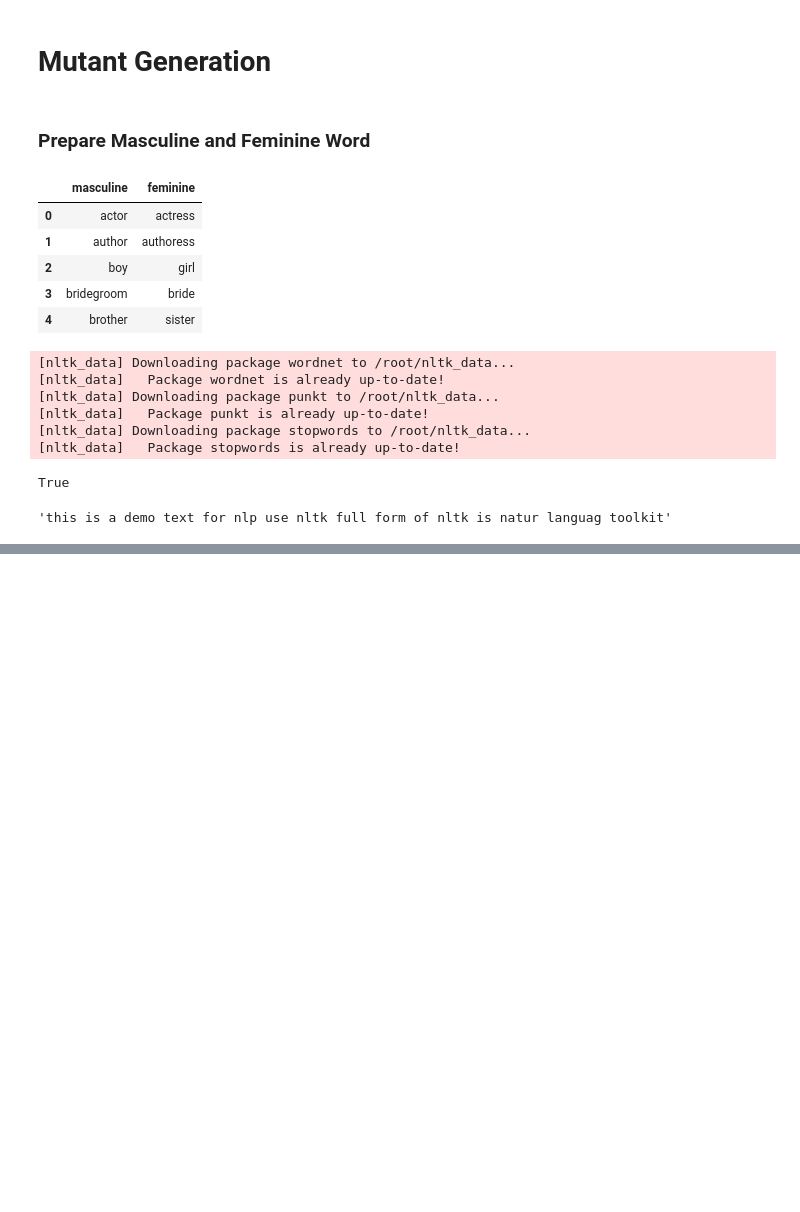
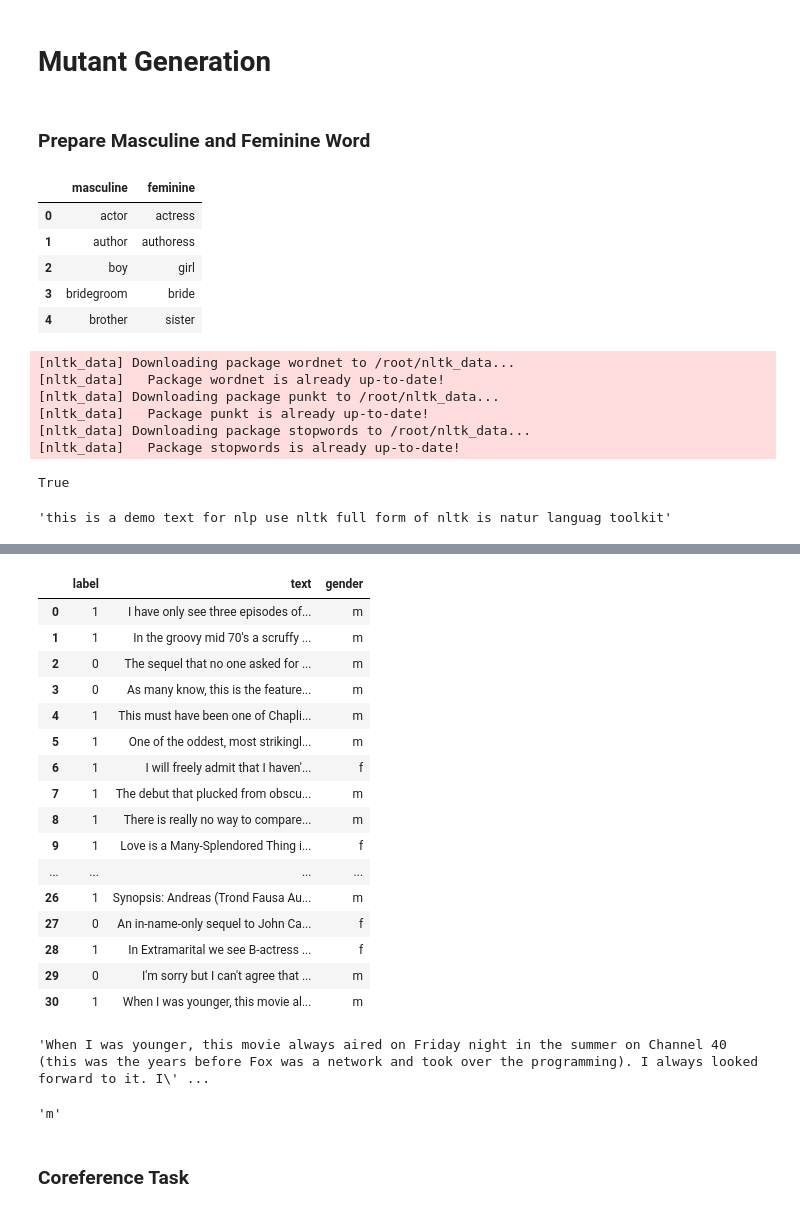
Before and after one commit to soarsmu/BiasFinder, a Jupyter notebook: data/mutant-generation.ipynb, the cells around one changed output, grey strips where cells are left out. Cells and saved outputs as stored; diff of their text form; code cells hidden in the pictures; blank space fills up the shorter version.

Commit message:
add coreference resolution task

```diff
--- a/data/mutant-generation.ipynb
+++ b/data/mutant-generation.ipynb
@@ -67,0 +102,6 @@ df.to_csv("asset/masculine-feminine-cleaned.txt", index=False)
+# %%
+text = "gingerAZ. Bronson's character plans to live anonymously but when he finds his fiance was a victim of a protection racket one by one the criminals are hunted down in the style of Bronson's character"
+# text = "Good songs....but good album? debateable. She has some rockin songs on here. All her singles kickass and the last song on the album with M.I.A. (i friggin love her) is fire. but then, i start listening to the other songs, ready for a song on the album that is just as good as her singles and i can't find another. All of missy's singles are crazy, but then ui listen to the album, and its like a let down. any song that she sings in makes my stomach churn and some have just annoying beats and repititious phrases. If you really liked Missy's album 'This Is Not A Test', then get this album. but if you are lovin her singles and want some more, just download the singles, don't waste your money on the rest of this album"
+# text = "A landlord book that's not based on today's reality.. Although Shemin brings up many good ideas, I found that most of his ideas are way to cheezy for me (or Southern california.) He discusses buying places for $8,000-$20,000 (I wish) and believes that charging more for rent will ultimately get you higher quality tenents. I completely disagree, especially in down markets.A decent book, overall, but I'd suggest a Nolo book which has more real legal information as well as solid do's and don'ts for a landlord."
+# text = "He discusses buying places for $8,000-$20,000 (I wish) and believes that charging more for rent will ultimately get you higher quality tenents."
+# text = ""
@@ -67,0 +157,23 @@ df.to_csv("asset/masculine-feminine-cleaned.txt", index=False)
+# %%
+MALE = "m"
+FEMALE = "f"
+UNIDENTIFIED = "u"
+
+def get_gender(text) :
+    spr, npr = get_pronoun(text)
+    male = False
+    female = False
+    if "he" in spr or "He" in spr :
+        male = True
+    if "she" in spr or "She" in spr :
+        female = True
+
+    if male != female :
+        if male :
+            return MALE
+        else :
+            return FEMALE
+    else :
+        return UNIDENTIFIED
+
+get_gender(text)
@@ -67,0 +274,4 @@ df.to_csv("asset/masculine-feminine-cleaned.txt", index=False)
+# %%
+df = pd.read_csv("imdb/test.csv", sep="\t", header=None, names=["label", "text"])
+df = df[:100]
+df
@@ -67,0 +292,35 @@ df.to_csv("asset/masculine-feminine-cleaned.txt", index=False)
+# %%
+df["gender"] = df["text"].apply(get_gender)
+# %%
+df = df[df["gender"] != UNIDENTIFIED]
+df = df.reset_index(drop=True)
+df
+# %% [output]
+|  | label | text | gender |
+| 0 | 1 | I have only see three episodes of... | m |
+| 1 | 1 | In the groovy mid 70's a scruffy ... | m |
+| 2 | 0 | The sequel that no one asked for ... | m |
+| 3 | 0 | As many know, this is the feature... | m |
+| 4 | 1 | This must have been one of Chapli... | m |
+| 5 | 1 | One of the oddest, most strikingl... | m |
+| 6 | 1 | I will freely admit that I haven'... | f |
+| 7 | 1 | The debut that plucked from obscu... | m |
+| 8 | 1 | There is really no way to compare... | m |
+| 9 | 1 | Love is a Many-Splendored Thing i... | f |
+| ... | ... | ... | ... |
+| 26 | 1 | Synopsis: Andreas (Trond Fausa Au... | m |
+| 27 | 0 | An in-name-only sequel to John Ca... | f |
+| 28 | 1 | In Extramarital we see B-actress ... | f |
+| 29 | 0 | I'm sorry but I can't agree that ... | m |
+| 30 | 1 | When I was younger, this movie al... | m |
+# %%
+text = df["text"][30]
+text
+# %% [output]
+'When I was younger, this movie always aired on Friday night in the summer on Channel 40 (this was the years before Fox was a network and took over the programming). I always looked forward to it. I\' ...
+# %%
+get_gender(text)
+# %% [output]
+'m'
+# %% [markdown]
+### Coreference Task
```
Also changed, not shown: parts of 27 cells of this notebook.
